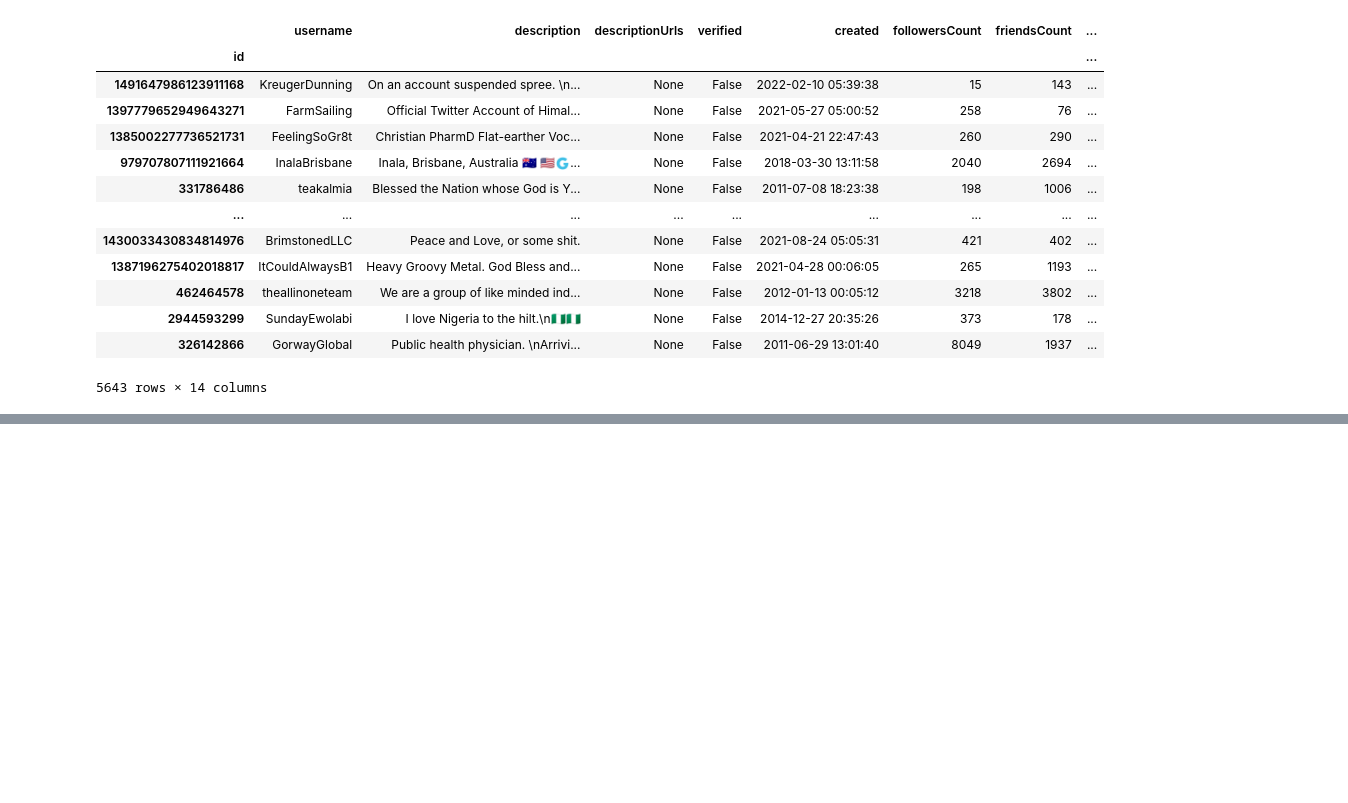
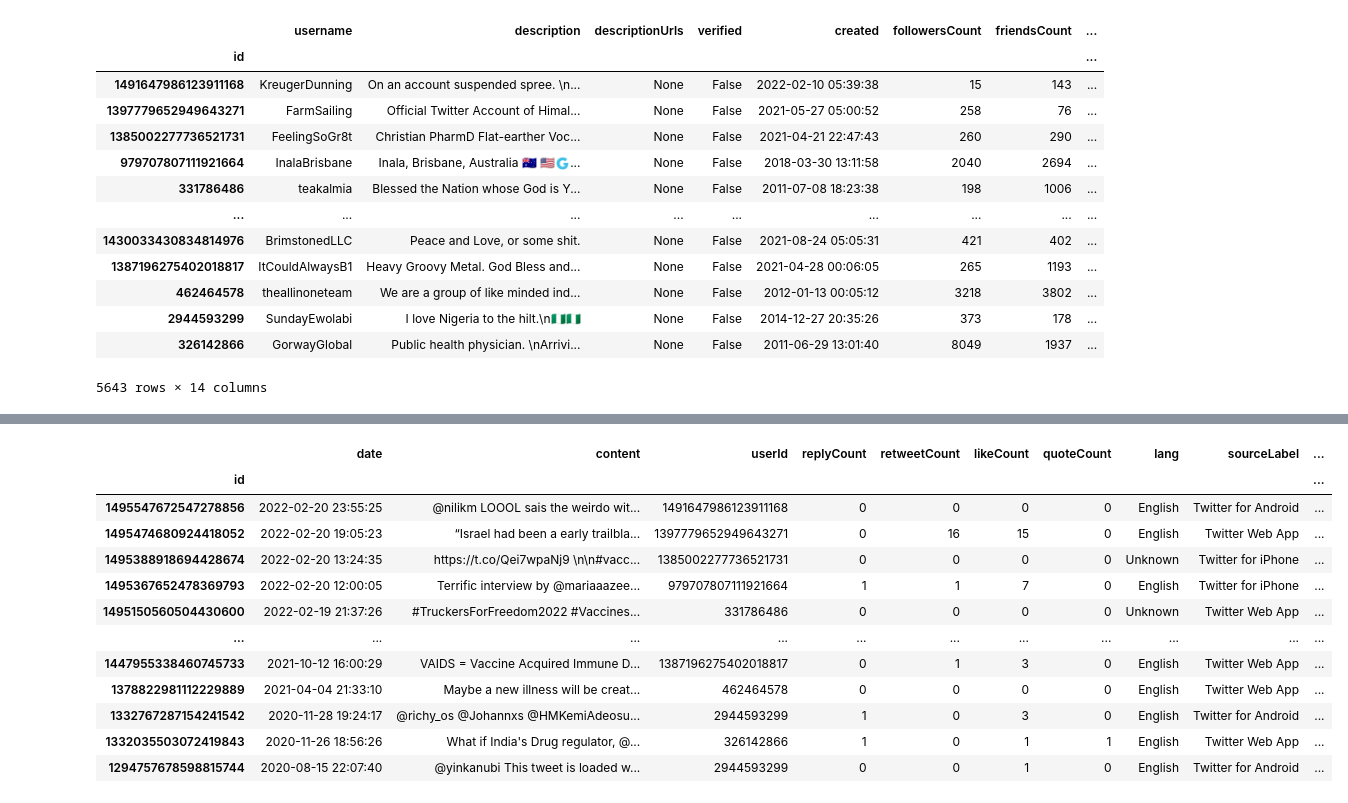
Before and after one commit to MaxPersoon/DataMadness, a Jupyter notebook: DataMadness.ipynb, the cells around one changed output, grey strips where cells are left out. Drawn from its saved outputs; the diff is of its cells as text; code cells hidden in the pictures; blank space fills up the shorter version.

```diff
--- a/DataMadness.ipynb
+++ b/DataMadness.ipynb
@@ -228,0 +249,11 @@ tweets
+# %%
+# Fix column 'outlinks'
+replacement = []
+
+for outlink in tweets['outlinks']:
+    link = 'None'
+    if outlink is not None:
+        link = outlink[0]
+    replacement.append(link)
+
+tweets['outlinks'] = replacement
@@ -228,0 +264,86 @@ tweets
+# %%
+# Column 'retweetedTweet' is useless --> drop it
+tweets = tweets.drop(columns='retweetedTweet')
+
+# Fix column 'media'
+replacement = []
+
+for entry in tweets['media']:
+    containsMedia = False
+    if entry is not None:
+        containsMedia = True
+    replacement.append(containsMedia)
+
+tweets['media'] = replacement
+tweets = tweets.rename(columns={'media': 'containsMedia'})
+
+# Fix column 'quotedTweet'
+replacement = []
+for entry in tweets['quotedTweet']:
+    quoteTweetID = 'None'
+    if entry is not None:
+        quoteTweetID = str(entry['id'])
+    replacement.append(quoteTweetID)
+
+tweets['quotedTweet'] = replacement
+tweets = tweets.rename(columns={'quotedTweet': 'quoteTweetId'})
+
+# Fix column 'inReplyToTweetId'
+tweets['inReplyToTweetId'] = tweets['inReplyToTweetId'].fillna(0)
+tweets['inReplyToTweetId'] = tweets['inReplyToTweetId'].map(int).map(str)
+tweets['inReplyToTweetId'] = tweets['inReplyToTweetId'].replace({'0': 'None'})
+
+# Fix column 'inReplyToUser'
+replacement = []
+
+for entry in tweets['inReplyToUser']:
+    replyUserId = 'None'
+    if entry is not None:
+        replyUserId = str(entry['id'])
+    replacement.append(replyUserId)
+
+tweets['inReplyToUser'] = replacement
+tweets = tweets.rename(columns={'inReplyToUser': 'inReplyToUserId'})
+
+# Fix column 'place'
+replacement = []
+
+for entry in tweets['place']:
+    country = 'None'
+    if entry is not None:
+        country = entry['country']
+    replacement.append(country)
+
+tweets['place'] = replacement
+tweets = tweets.rename(columns={'place': 'country'})
+
+# Fix column 'mentionedUsers'
+replacement = []
+
+for entry in tweets['mentionedUsers']:
+    mentionedUserIds = 'None'
+    if entry is not None:
+        mentionedUserIds = []
+        for mentionedUser in entry:
+            mentionedUserId = str(mentionedUser['id'])
+            mentionedUserIds.append(mentionedUserId)
+    replacement.append(mentionedUserIds)
+
+tweets['mentionedUsers'] = replacement
+tweets = tweets.rename(columns={'mentionedUsers': 'mentionedUserIds'})
+
+tweets
+# %% [output]
+|  | date | content | userId | replyCount | retweetCount | likeCount | quoteCount | lang | sourceLabel | ... |
+| id |  |  |  |  |  |  |  |  |  | ... |
+| 1495547672547278856 | 2022-02-20 23:55:25 | @nilikm LOOOL sais the weirdo wit... | 1491647986123911168 | 0 | 0 | 0 | 0 | English | Twitter for Android | ... |
+| 1495474680924418052 | 2022-02-20 19:05:23 | “Israel had been a early trailbla... | 1397779652949643271 | 0 | 16 | 15 | 0 | English | Twitter Web App | ... |
+| 1495388918694428674 | 2022-02-20 13:24:35 | https://t.co/Qei7wpaNj9 \n\n#vacc... | 1385002277736521731 | 0 | 0 | 0 | 0 | Unknown | Twitter for iPhone | ... |
+| 1495367652478369793 | 2022-02-20 12:00:05 | Terrific interview by @mariaaazee... | 979707807111921664 | 1 | 1 | 7 | 0 | English | Twitter for iPhone | ... |
+| 1495150560504430600 | 2022-02-19 21:37:26 | #TruckersForFreedom2022 #Vaccines... | 331786486 | 0 | 0 | 0 | 0 | Unknown | Twitter Web App | ... |
+| ... | ... | ... | ... | ... | ... | ... | ... | ... | ... | ... |
+| 1447955338460745733 | 2021-10-12 16:00:29 | VAIDS = Vaccine Acquired Immune D... | 1387196275402018817 | 0 | 1 | 3 | 0 | English | Twitter Web App | ... |
+| 1378822981112229889 | 2021-04-04 21:33:10 | Maybe a new illness will be creat... | 462464578 | 0 | 0 | 0 | 0 | English | Twitter Web App | ... |
+| 1332767287154241542 | 2020-11-28 19:24:17 | @richy_os @Johannxs @HMKemiAdeosu... | 2944593299 | 1 | 0 | 3 | 0 | English | Twitter for Android | ... |
+| 1332035503072419843 | 2020-11-26 18:56:26 | What if India's Drug regulator, @... | 326142866 | 1 | 0 | 1 | 1 | English | Twitter Web App | ... |
+| 1294757678598815744 | 2020-08-15 22:07:40 | @yinkanubi This tweet is loaded w... | 2944593299 | 0 | 0 | 1 | 0 | English | Twitter for Android | ... |
```
Also changed, not shown: parts of 7 cells of this notebook.
